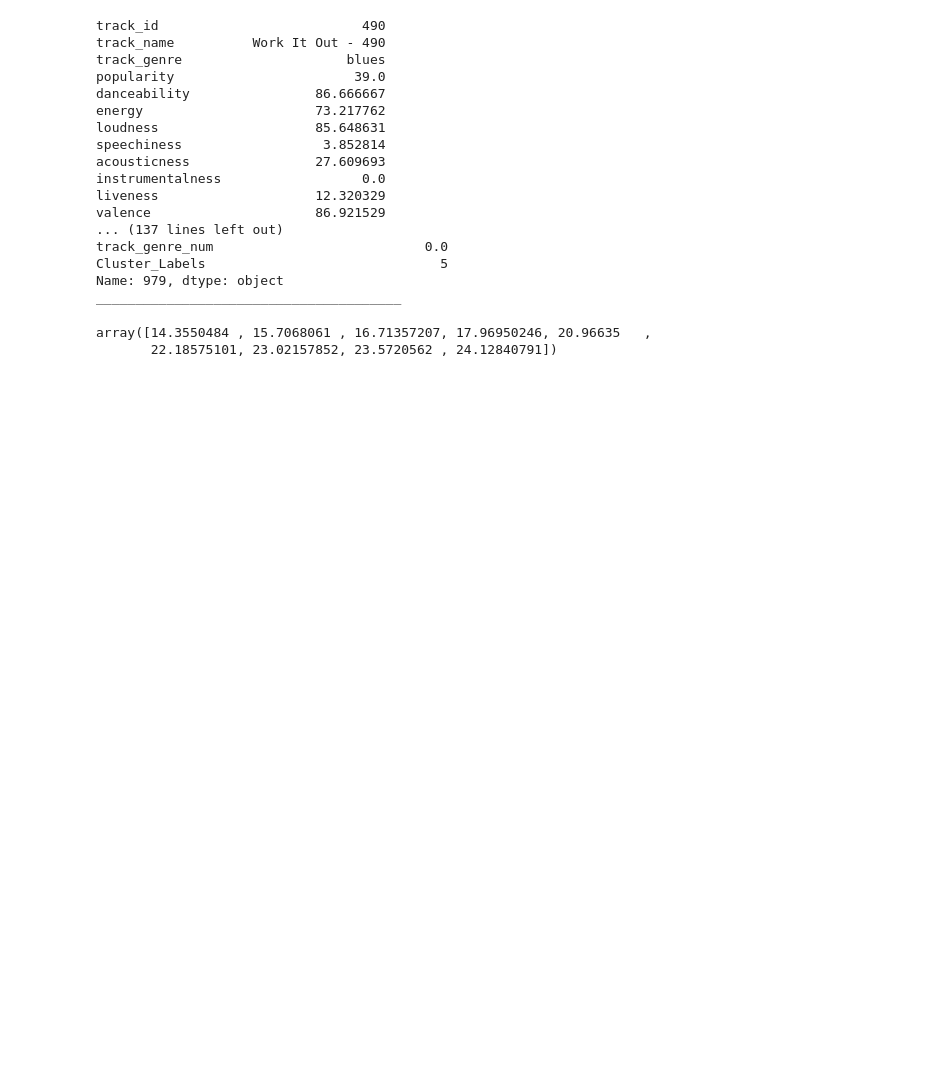
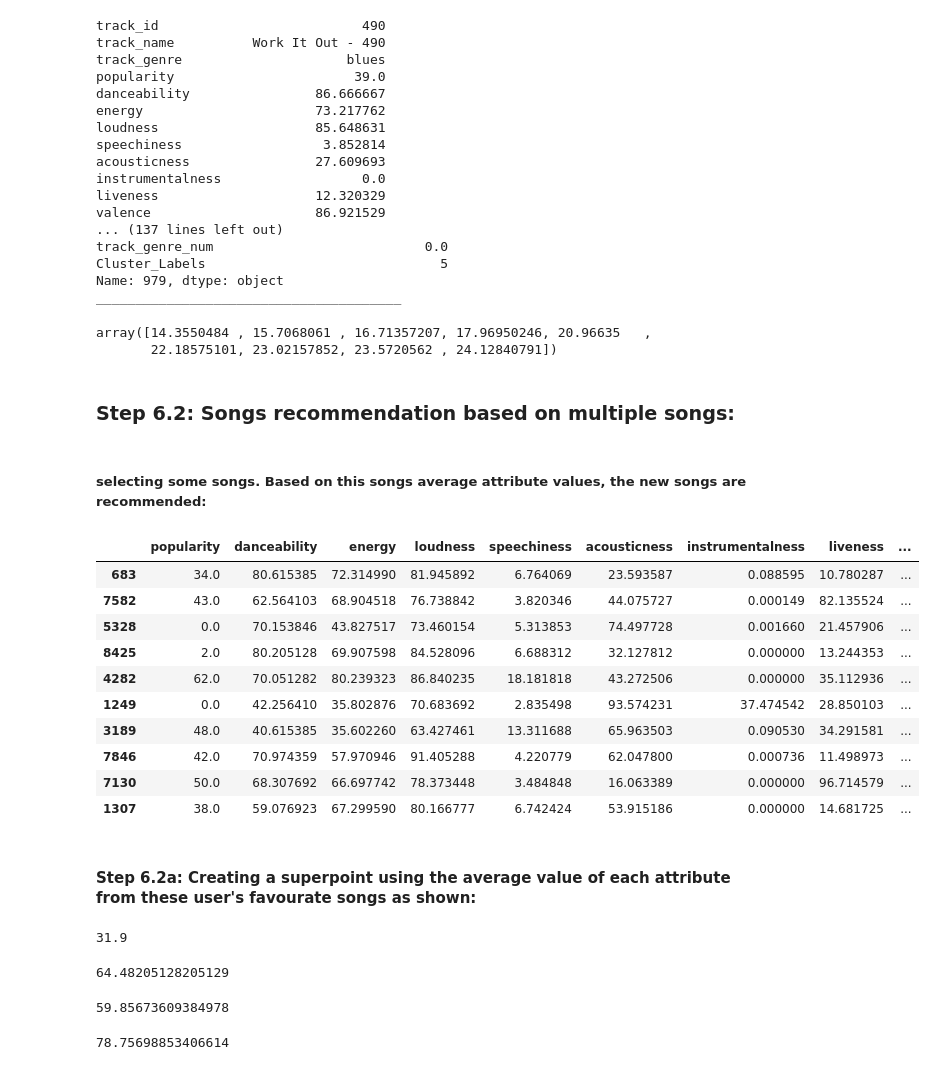
Before and after one commit to Akash-1gif/spotify_music_recommendation_system, a Jupyter notebook: songs_recommendation3.ipynb, the cells around one changed output. Drawn from its saved outputs; the diff is of its cells as text; code cells hidden in the pictures; blank space fills up the shorter version.

Commit message:
added step 6.2: Recommending songs based on multiple favourite songs

```diff
--- a/songs_recommendation3.ipynb
+++ b/songs_recommendation3.ipynb
@@ -204,3 +204,44 @@ distances[0][1:]
 # %% [output]
 array([14.3550484 , 15.7068061 , 16.71357207, 17.96950246, 20.96635   ,
        22.18575101, 23.02157852, 23.5720562 , 24.12840791])
+# %% [markdown]
+### Step 6.2: Songs recommendation based on multiple songs:
+# %% [markdown]
+##### selecting some songs. Based on this songs average attribute values, the new songs are recommended:
+# %%
+super_point=df_test_1.head(10)
+super_point
+# %% [output]
+|  | popularity | danceability | energy | loudness | speechiness | acousticness | instrumentalness | liveness | ... |
+| 683 | 34.0 | 80.615385 | 72.314990 | 81.945892 | 6.764069 | 23.593587 | 0.088595 | 10.780287 | ... |
+| 7582 | 43.0 | 62.564103 | 68.904518 | 76.738842 | 3.820346 | 44.075727 | 0.000149 | 82.135524 | ... |
+| 5328 | 0.0 | 70.153846 | 43.827517 | 73.460154 | 5.313853 | 74.497728 | 0.001660 | 21.457906 | ... |
+| 8425 | 2.0 | 80.205128 | 69.907598 | 84.528096 | 6.688312 | 32.127812 | 0.000000 | 13.244353 | ... |
+| 4282 | 62.0 | 70.051282 | 80.239323 | 86.840235 | 18.181818 | 43.272506 | 0.000000 | 35.112936 | ... |
+| 1249 | 0.0 | 42.256410 | 35.802876 | 70.683692 | 2.835498 | 93.574231 | 37.474542 | 28.850103 | ... |
+| 3189 | 48.0 | 40.615385 | 35.602260 | 63.427461 | 13.311688 | 65.963503 | 0.090530 | 34.291581 | ... |
+| 7846 | 42.0 | 70.974359 | 57.970946 | 91.405288 | 4.220779 | 62.047800 | 0.000736 | 11.498973 | ... |
+| 7130 | 50.0 | 68.307692 | 66.697742 | 78.373448 | 3.484848 | 16.063389 | 0.000000 | 96.714579 | ... |
+| 1307 | 38.0 | 59.076923 | 67.299590 | 80.166777 | 6.742424 | 53.915186 | 0.000000 | 14.681725 | ... |
+# %% [markdown]
+#### Step 6.2a: Creating a superpoint using the average value of each attribute from these user's favourate songs as shown:
+# %%
+pop=super_point['popularity'].mean()
+pop
+# %% [output]
+31.9
+# %%
+dan=super_point['danceability'].mean()
+dan
+# %% [output]
+64.48205128205129
+# %%
+ene=super_point['energy'].mean()
+ene
+# %% [output]
+59.85673609384978
+# %%
+loud=super_point['loudness'].mean()
+loud
+# %% [output]
+78.75698853406614
```
Also changed, not shown: parts of 30 cells of this notebook, 1 other file.
